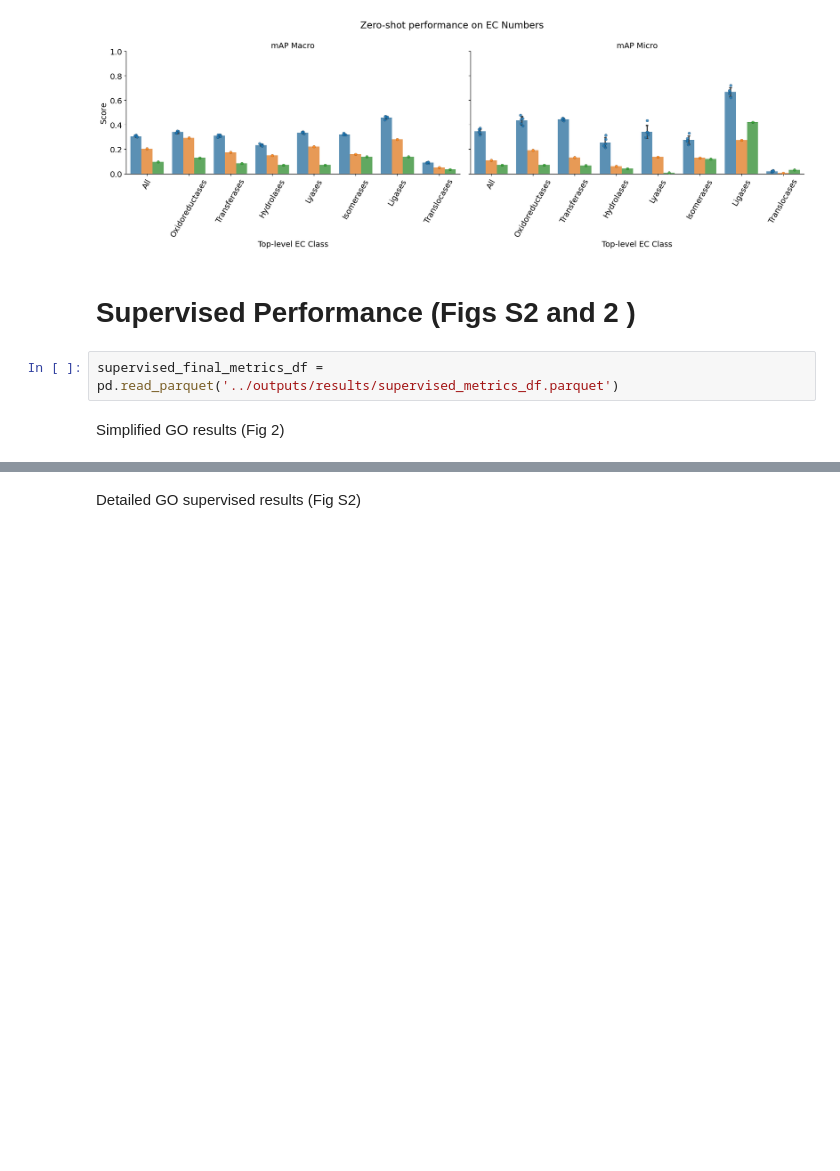
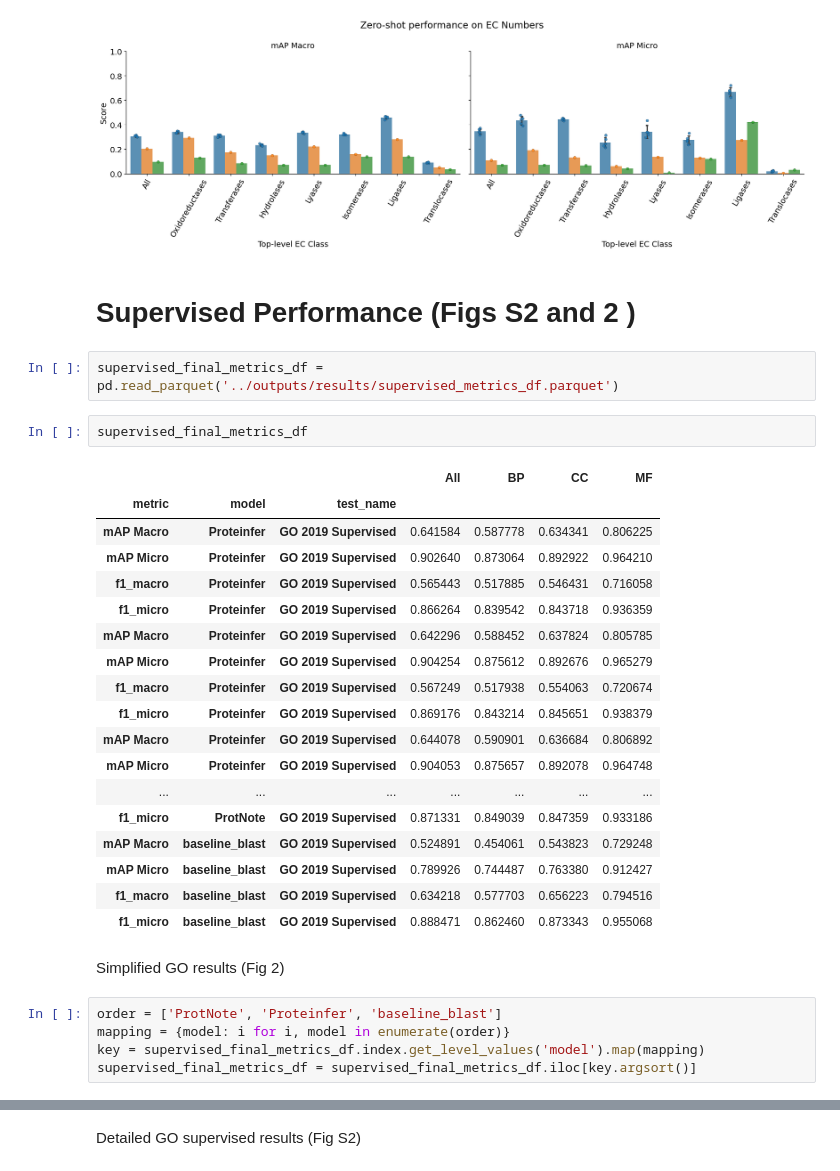
Before and after one commit to microsoft/protnote, a Jupyter notebook: notebooks/Results.ipynb, the cells around one changed output, grey strips where cells are left out. Drawn from its saved outputs; the diff is of its cells as text; blank space fills up the shorter version.

```diff
--- a/notebooks/Results.ipynb
+++ b/notebooks/Results.ipynb
@@ -516,8 +525,34 @@ save_fig(name = '../outputs/figures/Detailed EC ZS')
 # Supervised Performance (Figs S2 and 2 )
 # %%
 supervised_final_metrics_df = pd.read_parquet('../outputs/results/supervised_metrics_df.parquet')
+# %%
+supervised_final_metrics_df
+# %% [output]
+|  |  |  | All | BP | CC | MF |
+| metric | model | test_name |  |  |  |  |
+| mAP Macro | Proteinfer | GO 2019 Supervised | 0.641584 | 0.587778 | 0.634341 | 0.806225 |
+| mAP Micro | Proteinfer | GO 2019 Supervised | 0.902640 | 0.873064 | 0.892922 | 0.964210 |
+| f1_macro | Proteinfer | GO 2019 Supervised | 0.565443 | 0.517885 | 0.546431 | 0.716058 |
+| f1_micro | Proteinfer | GO 2019 Supervised | 0.866264 | 0.839542 | 0.843718 | 0.936359 |
+| mAP Macro | Proteinfer | GO 2019 Supervised | 0.642296 | 0.588452 | 0.637824 | 0.805785 |
+| mAP Micro | Proteinfer | GO 2019 Supervised | 0.904254 | 0.875612 | 0.892676 | 0.965279 |
+| f1_macro | Proteinfer | GO 2019 Supervised | 0.567249 | 0.517938 | 0.554063 | 0.720674 |
+| f1_micro | Proteinfer | GO 2019 Supervised | 0.869176 | 0.843214 | 0.845651 | 0.938379 |
+| mAP Macro | Proteinfer | GO 2019 Supervised | 0.644078 | 0.590901 | 0.636684 | 0.806892 |
+| mAP Micro | Proteinfer | GO 2019 Supervised | 0.904053 | 0.875657 | 0.892078 | 0.964748 |
+| ... | ... | ... | ... | ... | ... | ... |
+| f1_micro | ProtNote | GO 2019 Supervised | 0.871331 | 0.849039 | 0.847359 | 0.933186 |
+| mAP Macro | baseline_blast | GO 2019 Supervised | 0.524891 | 0.454061 | 0.543823 | 0.729248 |
+| mAP Micro | baseline_blast | GO 2019 Supervised | 0.789926 | 0.744487 | 0.763380 | 0.912427 |
+| f1_macro | baseline_blast | GO 2019 Supervised | 0.634218 | 0.577703 | 0.656223 | 0.794516 |
+| f1_micro | baseline_blast | GO 2019 Supervised | 0.888471 | 0.862460 | 0.873343 | 0.955068 |
 # %% [markdown]
 Simplified GO results (Fig 2)
+# %%
+order = ['ProtNote', 'Proteinfer', 'baseline_blast']
+mapping = {model: i for i, model in enumerate(order)}
+key = supervised_final_metrics_df.index.get_level_values('model').map(mapping)
+supervised_final_metrics_df = supervised_final_metrics_df.iloc[key.argsort()]
 # %%
 palette = sns.color_palette("tab10")
 palette_ = palette[0:1] + palette[3:5]
```
Also changed, not shown: parts of 11 cells of this notebook, 2 other files.
